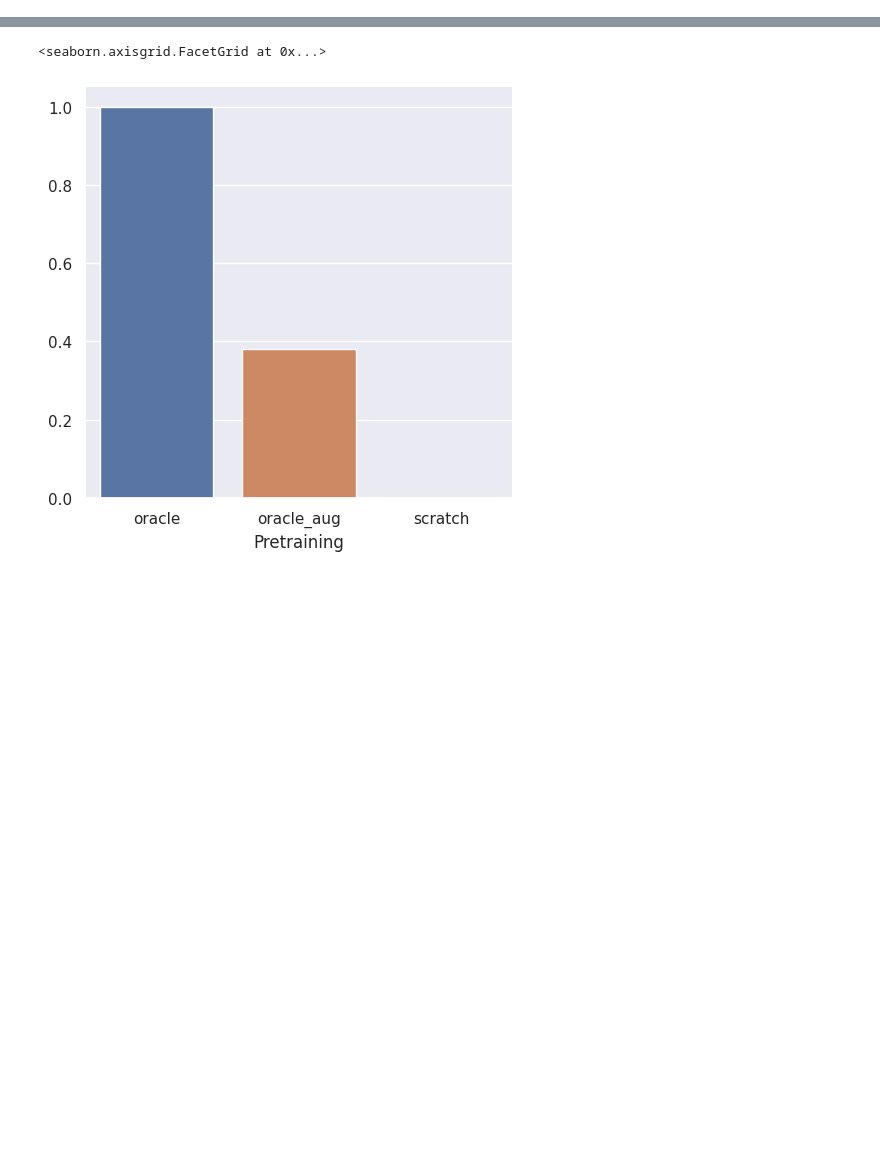
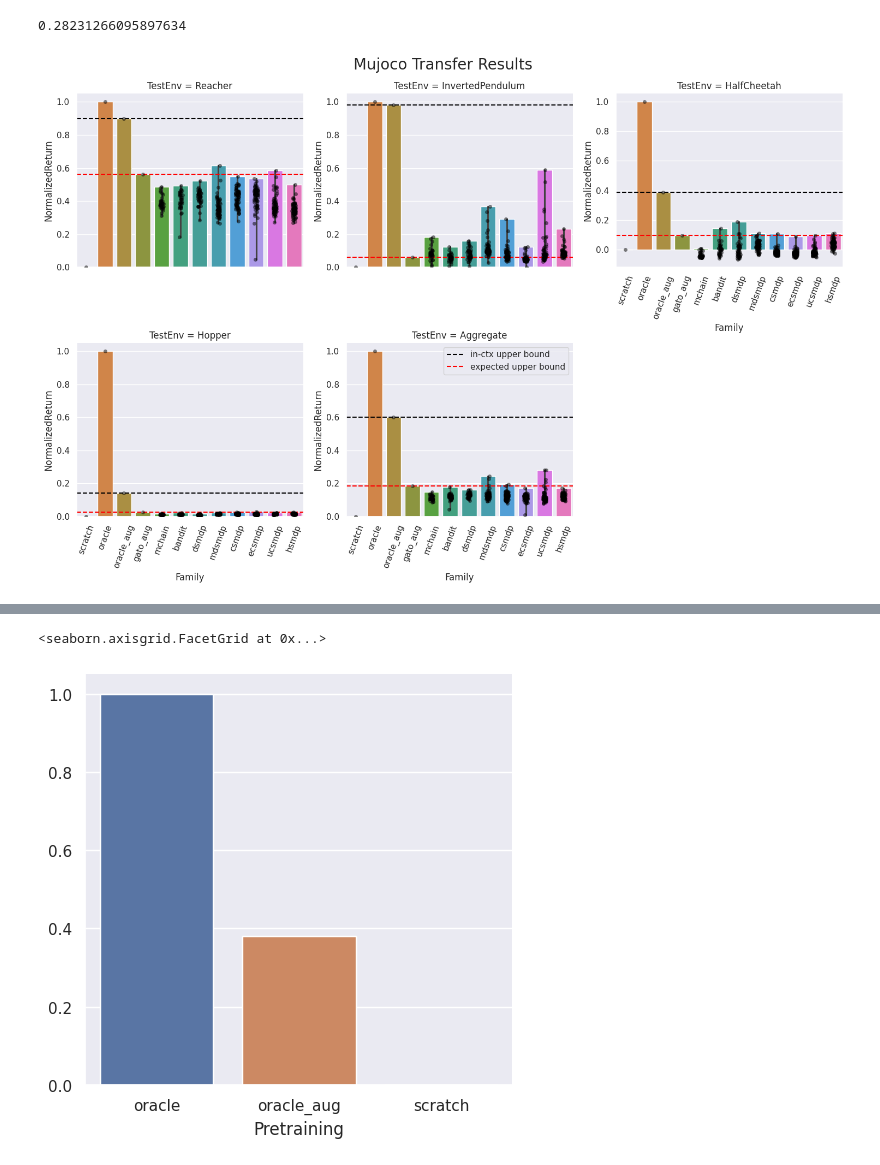
Before and after one commit to akarshkumar0101/synthetic-mdps, a Jupyter notebook: src/Untitled3.ipynb, the cells around one changed output, grey strips where cells are left out. Cells and saved outputs as stored; diff of their text form; code cells hidden in the pictures; blank space fills up the shorter version.

Commit message:
sync main results for 1 seed

```diff
--- a/src/Untitled3.ipynb
+++ b/src/Untitled3.ipynb
@@ -39,4 +40,6 @@ import optax
 dir_data = "/vision-nfs/isola/env/akumar01/synthetic-mdps-data/"
 # %%
 # envs_mujoco = ["Reacher", "InvertedPendulum", "InvertedDoublePendulum", "HalfCheetah", "Hopper", "Walker2d", "Ant", "Humanoid", "HumanoidStandup"]
-envs_mujoco = ["Reacher", "InvertedPendulum", "InvertedDoublePendulum", "HalfCheetah", "Hopper", "Walker2d", "Ant"]
+# envs_mujoco = ["Reacher", "InvertedPendulum", "InvertedDoublePendulum", "HalfCheetah", "Hopper", "Walker2d", "Ant"]
+envs_mujoco = ["Reacher", "InvertedPendulum", "HalfCheetah", "Hopper"]
+envs_synthetic = compile_experiment.envs_synthetic
@@ -115,0 +79,42 @@ sns.catplot(data=df, x='Pretraining', y='NormalizedReturn', kind="bar", hue="Pre
+# %%
+agg_df = df.groupby('Pretraining').agg({'NormalizedReturn': 'mean','Loss': 'mean'}).reset_index()
+agg_df['TestEnv'] = 'Aggregate'
+df = pd.concat([df, agg_df], ignore_index=True)
+# %%
+def get_family_name(env):
+    if 'name' in env:
+        args = dict([part.split('=') for part in env.split(';')])
+        return args['name']
+    else:
+        return env
+df['Family'] = [get_family_name(env) for env in df['Pretraining']]
+# %%
+df['Family'] = pd.Categorical(df['Family'], categories=['scratch', 'oracle', 'oracle_aug', 'gato_aug', 'mchain',
+                                                        'bandit', 'dsmdp', 'mdsmdp', 'csmdp', 'ecsmdp', 'ucsmdp', 'hsmdp'], ordered=True)
+df['TestEnv'] = pd.Categorical(df['TestEnv'], categories=envs_mujoco+['Aggregate'], ordered=True)
+df = df.sort_values(['Family', 'TestEnv'])
+df = df.reset_index(drop=True)
+# %%
+print(df[(df.TestEnv=='Aggregate')& (df.Family=='ucsmdp')]['NormalizedReturn'].max())
+# %% [output]
+0.28231266095897634
+# %%
+metric = 'NormalizedReturn'
+# metric = 'Loss'
+
+g = sns.catplot(data=df, x='Family', y=metric, kind="bar", hue="Family", col='TestEnv', col_wrap=3,
+                sharey=False, estimator='min' if metric=='Loss' else 'max', errorbar=('pi', 100))
+
+for ax, (name, group_data) in zip(g.axes.flat, df.groupby('TestEnv', observed=True)):
+    sns.stripplot(data=group_data, x='Family', y=metric, ax=ax, color='black', alpha=0.5)
+    ax.tick_params(axis='x', rotation=70)
+    # ax.axhline(group_data[group_data.Pretraining=='scratch'][metric].item(), c='green', label='lower bound')
+    # ax.axhline(group_data[group_data.Pretraining=='oracle'][metric].item(), c='black', label='upper bound')
+    ax.axhline(group_data[group_data.Pretraining=='oracle_aug'][metric].item(), c='black', linestyle='dashed', label='in-ctx upper bound')
+    ax.axhline(group_data[group_data.Pretraining=='gato_aug'][metric].item(), c='red', linestyle='dashed', label='expected upper bound')
+plt.legend()
+plt.suptitle('Mujoco Transfer Results', fontsize=20)
+plt.tight_layout()
+# plt.ylim(0, 0.3)
+# %% [output]
+[figure, added]
```
Also changed, not shown: parts of 15 cells of this notebook, 8 other files.
